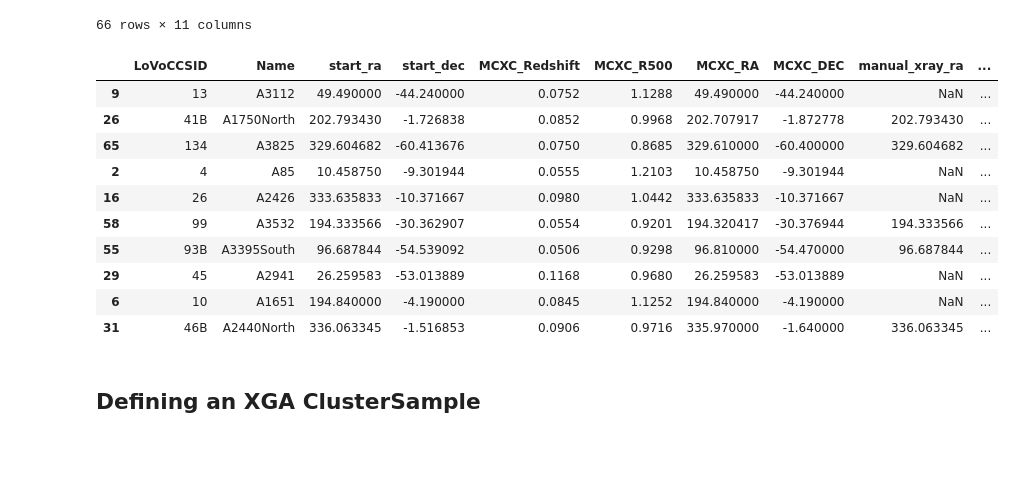
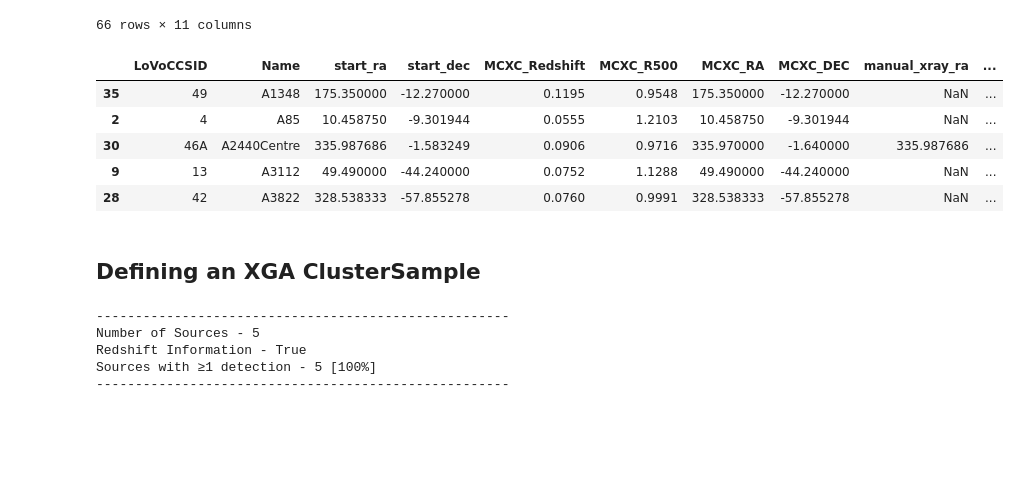
Before and after one commit to LoVoCCS/X-LoVoCCS-Analyses, a Jupyter notebook: notebooks/position_coverage/centroid_posangle_meas.ipynb, the cells around one changed output. Drawn from its saved outputs; the diff is of its cells as text; code cells hidden in the pictures.

```diff
--- a/notebooks/position_coverage/centroid_posangle_meas.ipynb
+++ b/notebooks/position_coverage/centroid_posangle_meas.ipynb
@@ -113,20 +115,15 @@ samp
 66 rows × 11 columns
 # %%
 # TODO OBVIOUSLY REMOVE THIS
-samp = samp.sample(10, random_state=907)
+samp = samp.sample(5, random_state=907)
 samp
 # %% [output]
 |  | LoVoCCSID | Name | start_ra | start_dec | MCXC_Redshift | MCXC_R500 | MCXC_RA | MCXC_DEC | manual_xray_ra | ... |
+| 35 | 49 | A1348 | 175.350000 | -12.270000 | 0.1195 | 0.9548 | 175.350000 | -12.270000 | NaN | ... |
+| 2 | 4 | A85 | 10.458750 | -9.301944 | 0.0555 | 1.2103 | 10.458750 | -9.301944 | NaN | ... |
+| 30 | 46A | A2440Centre | 335.987686 | -1.583249 | 0.0906 | 0.9716 | 335.970000 | -1.640000 | 335.987686 | ... |
 | 9 | 13 | A3112 | 49.490000 | -44.240000 | 0.0752 | 1.1288 | 49.490000 | -44.240000 | NaN | ... |
-| 26 | 41B | A1750North | 202.793430 | -1.726838 | 0.0852 | 0.9968 | 202.707917 | -1.872778 | 202.793430 | ... |
-| 65 | 134 | A3825 | 329.604682 | -60.413676 | 0.0750 | 0.8685 | 329.610000 | -60.400000 | 329.604682 | ... |
-| 2 | 4 | A85 | 10.458750 | -9.301944 | 0.0555 | 1.2103 | 10.458750 | -9.301944 | NaN | ... |
-| 16 | 26 | A2426 | 333.635833 | -10.371667 | 0.0980 | 1.0442 | 333.635833 | -10.371667 | NaN | ... |
-| 58 | 99 | A3532 | 194.333566 | -30.362907 | 0.0554 | 0.9201 | 194.320417 | -30.376944 | 194.333566 | ... |
-| 55 | 93B | A3395South | 96.687844 | -54.539092 | 0.0506 | 0.9298 | 96.810000 | -54.470000 | 96.687844 | ... |
-| 29 | 45 | A2941 | 26.259583 | -53.013889 | 0.1168 | 0.9680 | 26.259583 | -53.013889 | NaN | ... |
-| 6 | 10 | A1651 | 194.840000 | -4.190000 | 0.0845 | 1.1252 | 194.840000 | -4.190000 | NaN | ... |
-| 31 | 46B | A2440North | 336.063345 | -1.516853 | 0.0906 | 0.9716 | 335.970000 | -1.640000 | 336.063345 | ... |
+| 28 | 42 | A3822 | 328.538333 | -57.855278 | 0.0760 | 0.9991 | 328.538333 | -57.855278 | NaN | ... |
 # %% [markdown]
 ## Defining an XGA ClusterSample
 # %%
@@ -134,5 +131,11 @@ srcs = ClusterSample(samp['start_ra'].values, samp['start_dec'].values, samp['MC
                      samp['LoVoCCS_name'].values, r500=Quantity(samp['MCXC_R500'].values, 'Mpc'), use_peak=False,
                      clean_obs=False)
 srcs.info()
+# %% [output]
+-----------------------------------------------------
+Number of Sources - 5
+Redshift Information - True
+Sources with ≥1 detection - 5 [100%]
+-----------------------------------------------------
 # %% [markdown]
 ##
```
Also changed, not shown: parts of 2 cells of this notebook.
